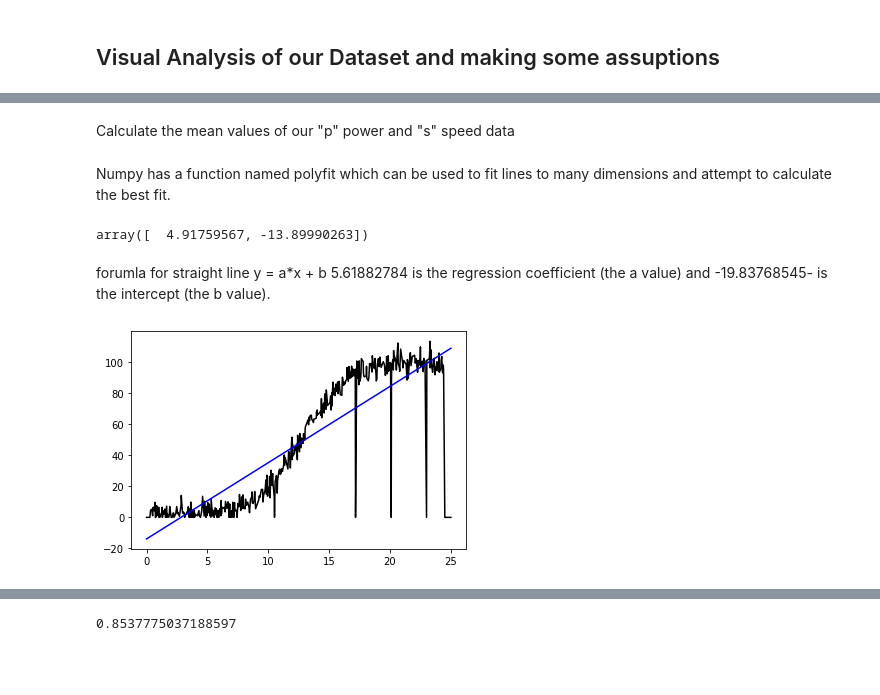
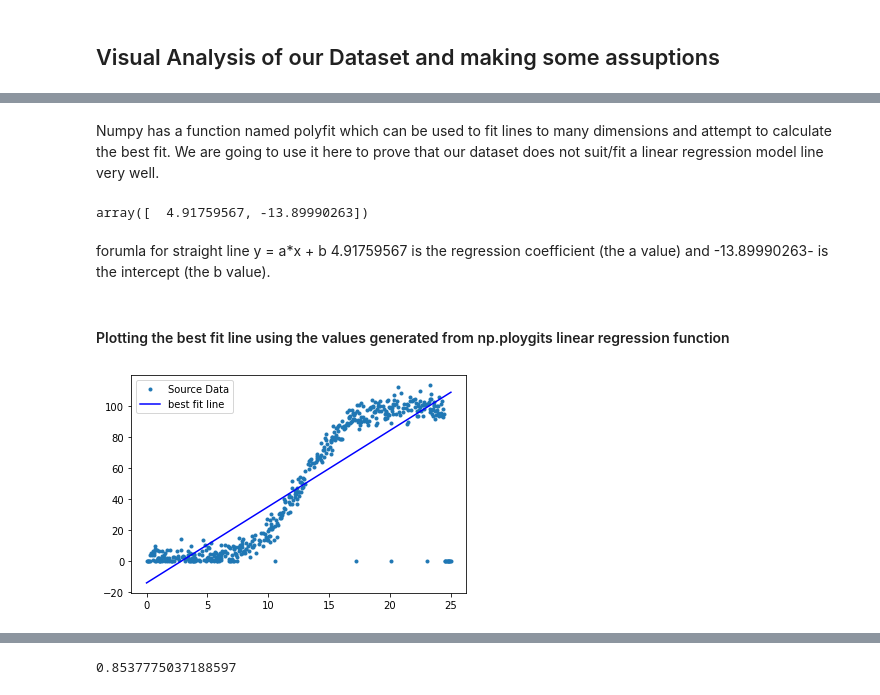
Before and after one commit to brendantipp/sem2_fun_data_analysis_project, a Jupyter notebook: linear_regression.ipynb, the cells around one changed output, grey strips where cells are left out. Saved outputs shown, nothing was run; the diff lists cells and outputs as text; code cells hidden in the pictures; blank space fills up the shorter version.

Commit message:
upodated non linear regression using numpy poly1d

```diff
--- a/linear_regression.ipynb
+++ b/linear_regression.ipynb
@@ -104,5 +105,3 @@ Simple linear regression is used to estimate the relationship between two quanti
-# %% [markdown]
-Calculate the mean values of our "p" power and "s" speed data
 # %% [markdown]
-Numpy has a function named polyfit which can be used to fit lines to many dimensions and attempt to calculate the best fit.
+Numpy has a function named polyfit which can be used to fit lines to many dimensions and attempt to calculate the best fit. We are going to use it here to prove that our dataset does not suit/fit a linear regression model line very well.
 # %%
@@ -113,10 +112,17 @@ coeffs
 array([  4.91759567, -13.89990263])
 # %% [markdown]
  forumla for straight line y = a*x + b
- 5.61882784 is the regression coefficient (the a value) and -19.83768545- is the intercept (the b value).
+4.91759567 is the regression coefficient (the a value) and -13.89990263- is the intercept (the b value).
+# %% [markdown]
+####  Plotting the best fit line using the values generated from np.ploygits linear regression function
 # %%
-plt.plot(speed,power, 'k', label = "Source Data");
+#plot the original data
+plt.plot(speed,power, '.', label = "Source Data");
+#show the coeffients as as line
 plt.plot(speed, coeffs[0] * speed + coeffs[1], "b-", label = "best fit line");# remember y = mx + c equation for straight line
-plt.show()
+plt.legend()#show the legend
+plt.show()#display the plot
+#sns.regplot(data=df, x = "speed", y = "power");
+#sns.regplot(speed,power);
 # %% [output]
-[figure, old version]
+[figure, new version]
```
Also changed, not shown: parts of 20 cells of this notebook.
